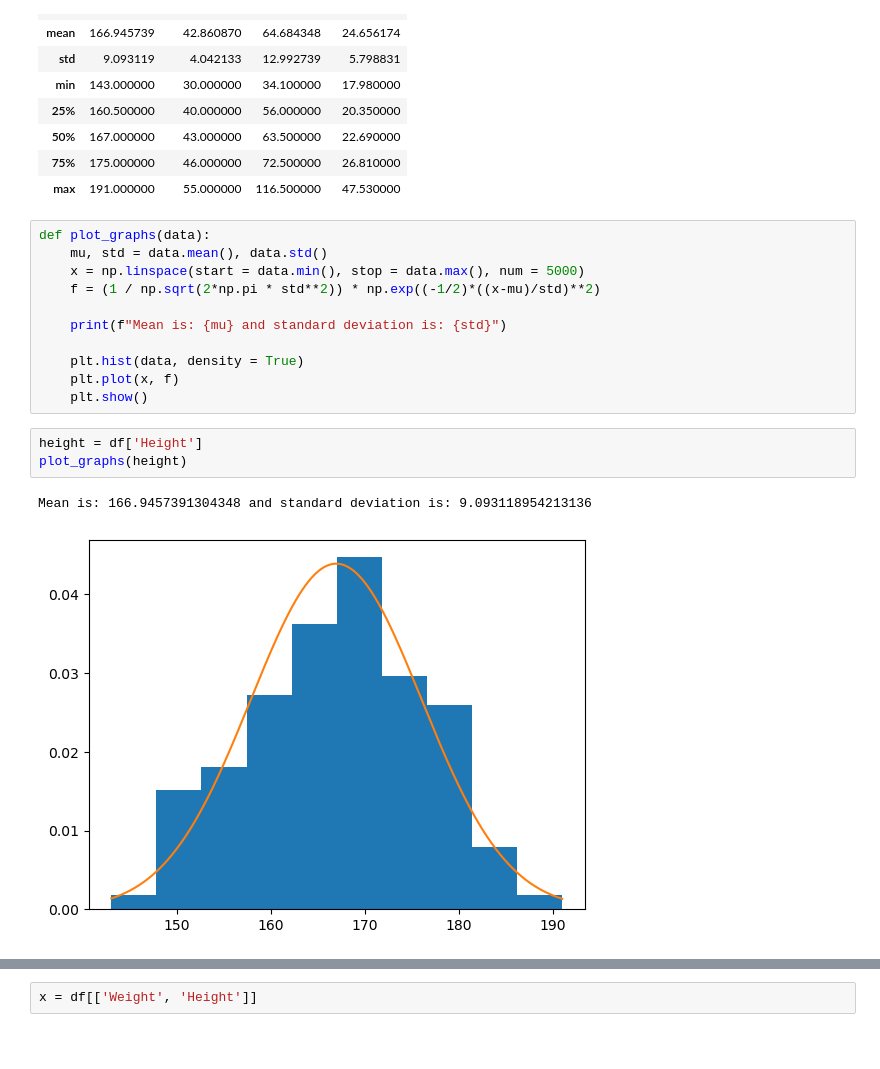
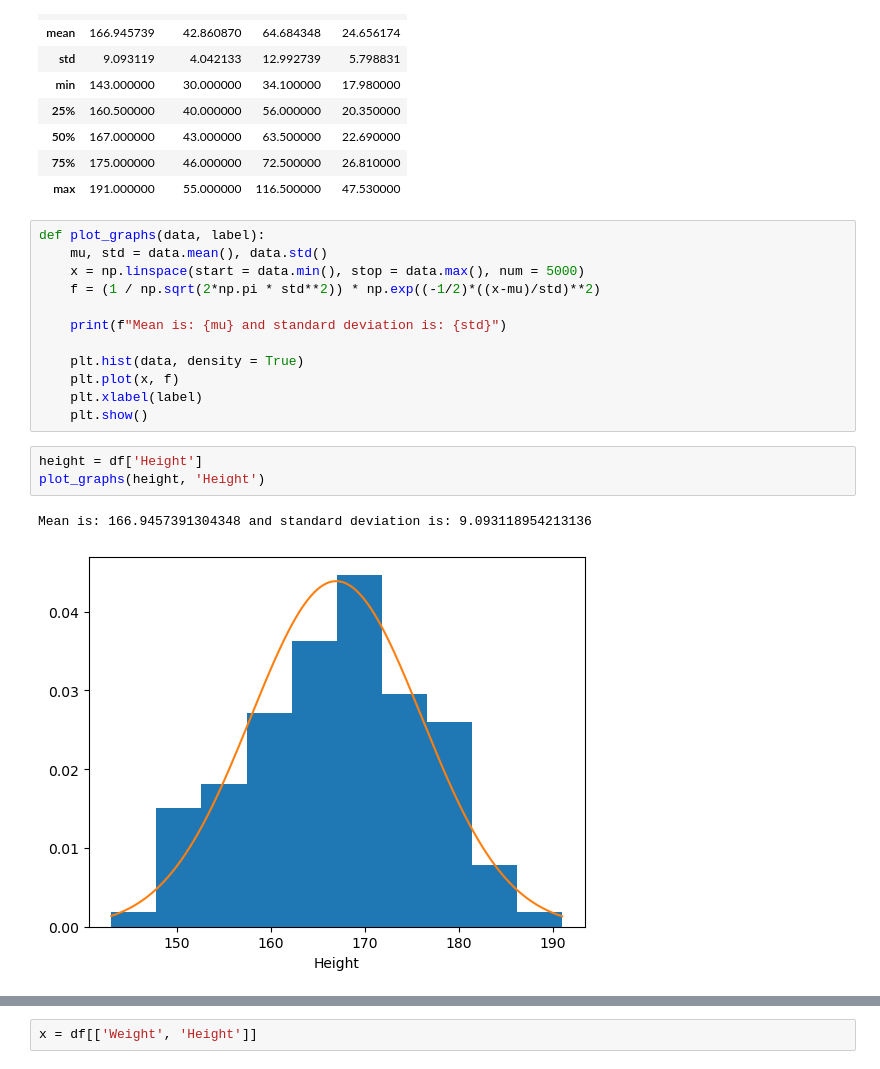
Before and after one commit to anirudhprabhakaran3/prml-lab, a Jupyter notebook: Lab 1/Lab 1.ipynb, the cells around one changed output, grey strips where cells are left out. Saved outputs shown, nothing was run; the diff lists cells and outputs as text; blank space fills up the shorter version.

```diff
--- a/Lab 1/Lab 1.ipynb
+++ b/Lab 1/Lab 1.ipynb
@@ -48,7 +48,7 @@ df.describe()
 | 75% | 175.000000 | 46.000000 | 72.500000 | 26.810000 |
 | max | 191.000000 | 55.000000 | 116.500000 | 47.530000 |
 # %%
-def plot_graphs(data):
+def plot_graphs(data, label):
     mu, std = data.mean(), data.std()
     x = np.linspace(start = data.min(), stop = data.max(), num = 5000)
     f = (1 / np.sqrt(2*np.pi * std**2)) * np.exp((-1/2)*((x-mu)/std)**2)
@@ -57,12 +57,13 @@ def plot_graphs(data):
 
     plt.hist(data, density = True)
     plt.plot(x, f)
+    plt.xlabel(label)
     plt.show()
 # %%
 height = df['Height']
-plot_graphs(height)
+plot_graphs(height, 'Height')
 # %% [output]
 Mean is: 166.9457391304348 and standard deviation is: 9.093118954213136
-[figure, old version]
+[figure, new version]
 # %%
 weight = df['Weight']
```
Also changed, not shown: parts of 5 cells of this notebook.
